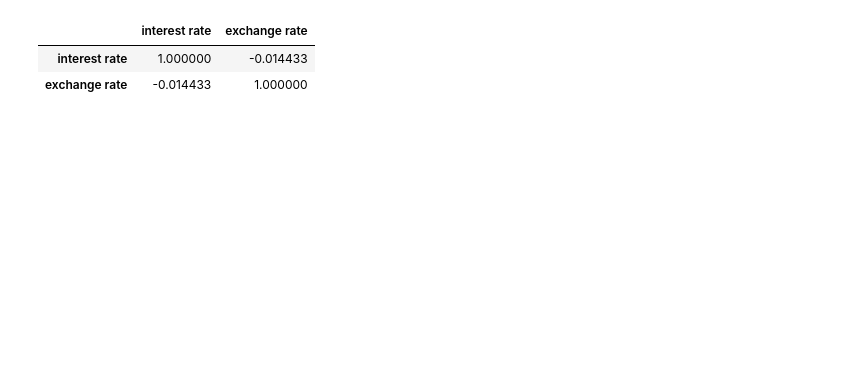
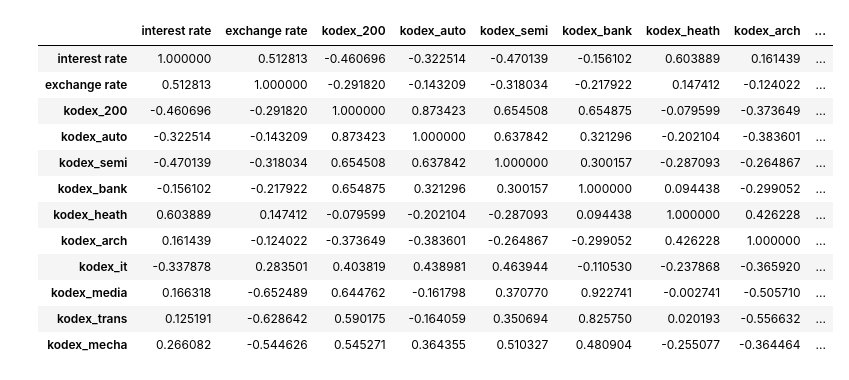
Before and after one commit to MCYJ/big_data_mining, a Jupyter notebook: data visualizer.ipynb, the cells around one changed output. Saved outputs shown, nothing was run; the diff lists cells and outputs as text; code cells hidden in the pictures; blank space fills up the shorter version.

```diff
--- a/data visualizer.ipynb
+++ b/data visualizer.ipynb
@@ -2,10 +2,9 @@
 import pandas as pd
 import matplotlib.pyplot as plt
 
-kodex_200 = pd.read_csv('C:/Users/82105/Documents/GitHub/big_data_mining/src/069500.KS.csv')
+kodex_200 = pd.read_csv('./src/069500.KS.csv')
 
 kodex_200.fillna(method='ffill')
-
 
 ticker_list = ['interest_rate.csv',
                'exchange_rate.csv']
@@ -21,15 +20,25 @@ ticker_list = ['interest_rate.csv',
             #    '266420.KS.csv']
 
 # for name in ticker_list:
-#     df = pd.read_csv(f'C:/Users/82105/Documents/GitHub/big_data_mining/src/{name}')
+#     df = pd.read_csv(f'./src/{name}')
 #     df.dropna()
 #     # print(name, df.iloc[0, 0].replace('/','-').split('-'))
 #     if len(df.iloc[0,:]) <= 2:
 #         plt.plot(df.iloc[:,1].pct_change(), alpha=0.7)
 #     else:
 #         plt.plot(df.iloc[:,5].pct_change(), alpha=0.7)
-df1 = pd.read_csv(f'C:/Users/82105/Documents/GitHub/big_data_mining/src/interest_rate.csv')
-df2 = pd.read_csv(f'C:/Users/82105/Documents/GitHub/big_data_mining/src/exchange_rate.csv')
+interest_rate = pd.read_csv(f'C:/Users/82105/Documents/GitHub/big_data_mining/src/interest_rate.csv')
+exchange_rate = pd.read_csv(f'C:/Users/82105/Documents/GitHub/big_data_mining/src/exchange_rate.csv')
+kodex_200 = pd.read_csv(f'C:/Users/82105/Documents/GitHub/big_data_mining/src/069500.KS.csv')
+kodex_auto = pd.read_csv(f'C:/Users/82105/Documents/GitHub/big_data_mining/src/091160.KS.csv')
+kodex_semi = pd.read_csv(f'C:/Users/82105/Documents/GitHub/big_data_mining/src/091170.KS.csv')
+kodex_bank = pd.read_csv(f'C:/Users/82105/Documents/GitHub/big_data_mining/src/091180.KS.csv')
+kodex_heath = pd.read_csv(f'C:/Users/82105/Documents/GitHub/big_data_mining/src/102960.KS.csv')
+kodex_arch = pd.read_csv(f'C:/Users/82105/Documents/GitHub/big_data_mining/src/117700.KS.csv')
+kodex_it = pd.read_csv(f'C:/Users/82105/Documents/GitHub/big_data_mining/src/140710.KS.csv')
+kodex_media = pd.read_csv(f'C:/Users/82105/Documents/GitHub/big_data_mining/src/266360.KS.csv')
+kodex_trans = pd.read_csv(f'C:/Users/82105/Documents/GitHub/big_data_mining/src/266370.KS.csv')
+kodex_mecha = pd.read_csv(f'C:/Users/82105/Documents/GitHub/big_data_mining/src/266420.KS.csv')
 
 # print(name, df.iloc[0, 0].replace('/','-').split('-'))
 # plt.rc('font', family='Mangun Gothic')
@@ -41,10 +50,56 @@ df2 = pd.read_csv(f'C:/Users/82105/Documents/GitHub/big_data_mining/src/exchange
 # plt.plot(kodex_200.iloc[100:,5], label='KODEX 200')
 # plt.legend()
 # print(len(kodex_200))
-result = pd.concat([df1.iloc[:,1].pct_change(), df2.iloc[:,1].pct_change()], axis=1)
-result.columns = ['interest rate', 'exchange rate']
-result.corr()
-# %% [output]
-|  | interest rate | exchange rate |
-| interest rate | 1.000000 | -0.014433 |
-| exchange rate | -0.014433 | 1.000000 |
+# %%
+# df1과 df2간 상관관계 계산
+
+period_list = []
+
+period = 350
+# for period in range(1000):
+result = pd.concat([interest_rate.iloc[:,1].pct_change(periods=period),
+                    exchange_rate.iloc[:,1].pct_change(periods=period),
+                    kodex_200[kodex_200['Date'] >= '2010-01-04'].iloc[:,4].pct_change(periods=period),
+                    kodex_auto[kodex_auto['Date'] >= '2010-01-04'].iloc[:,4].pct_change(periods=period),
+                    kodex_semi[kodex_semi['Date'] >= '2010-01-04'].iloc[:,4].pct_change(periods=period),
+                    kodex_bank[kodex_bank['Date'] >= '2010-01-04'].iloc[:,4].pct_change(periods=period),
+                    kodex_heath[kodex_heath['Date'] >= '2010-01-04'].iloc[:,4].pct_change(periods=period),
+                    kodex_arch[kodex_arch['Date'] >= '2010-01-04'].iloc[:,4].pct_change(periods=period),
+                    kodex_it[kodex_it['Date'] >= '2010-01-04'].iloc[:,4].pct_change(periods=period),
+                    kodex_media[kodex_media['Date'] >= '2010-01-04'].iloc[:,4].pct_change(periods=period),
+                    kodex_trans[kodex_trans['Date'] >= '2010-01-04'].iloc[:,4].pct_change(periods=period),
+                    kodex_mecha[kodex_mecha['Date'] >= '2010-01-04'].iloc[:,4].pct_change(periods=period),
+                    ], axis=1)
+result.columns = ['interest rate',
+                    'exchange rate',
+                    'kodex_200',
+                    'kodex_auto',
+                    'kodex_semi',
+                    'kodex_bank',
+                    'kodex_heath',
+                    'kodex_arch',
+                    'kodex_it',
+                    'kodex_media',
+                    'kodex_trans',
+                    'kodex_mecha'
+                    ]
+temp_corr = result.corr().iloc[0,1]
+# print(f"Range: {period}  ", temp_corr)
+if period != 0:
+    period_list.append((period, temp_corr))
+
+result.corr()
+# %% [output]
+|  | interest rate | exchange rate | kodex_200 | kodex_auto | kodex_semi | kodex_bank | kodex_heath | kodex_arch | ... |
+| interest rate | 1.000000 | 0.512813 | -0.460696 | -0.322514 | -0.470139 | -0.156102 | 0.603889 | 0.161439 | ... |
+| exchange rate | 0.512813 | 1.000000 | -0.291820 | -0.143209 | -0.318034 | -0.217922 | 0.147412 | -0.124022 | ... |
+| kodex_200 | -0.460696 | -0.291820 | 1.000000 | 0.873423 | 0.654508 | 0.654875 | -0.079599 | -0.373649 | ... |
+| kodex_auto | -0.322514 | -0.143209 | 0.873423 | 1.000000 | 0.637842 | 0.321296 | -0.202104 | -0.383601 | ... |
+| kodex_semi | -0.470139 | -0.318034 | 0.654508 | 0.637842 | 1.000000 | 0.300157 | -0.287093 | -0.264867 | ... |
+| kodex_bank | -0.156102 | -0.217922 | 0.654875 | 0.321296 | 0.300157 | 1.000000 | 0.094438 | -0.299052 | ... |
+| kodex_heath | 0.603889 | 0.147412 | -0.079599 | -0.202104 | -0.287093 | 0.094438 | 1.000000 | 0.426228 | ... |
+| kodex_arch | 0.161439 | -0.124022 | -0.373649 | -0.383601 | -0.264867 | -0.299052 | 0.426228 | 1.000000 | ... |
+| kodex_it | -0.337878 | 0.283501 | 0.403819 | 0.438981 | 0.463944 | -0.110530 | -0.237868 | -0.365920 | ... |
+| kodex_media | 0.166318 | -0.652489 | 0.644762 | -0.161798 | 0.370770 | 0.922741 | -0.002741 | -0.505710 | ... |
+| kodex_trans | 0.125191 | -0.628642 | 0.590175 | -0.164059 | 0.350694 | 0.825750 | 0.020193 | -0.556632 | ... |
+| kodex_mecha | 0.266082 | -0.544626 | 0.545271 | 0.364355 | 0.510327 | 0.480904 | -0.255077 | -0.364464 | ... |
```
Also changed, not shown: parts of 3 cells of this notebook.
